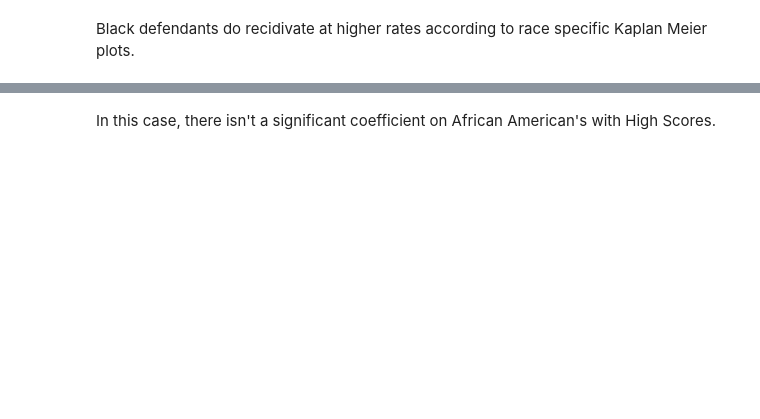
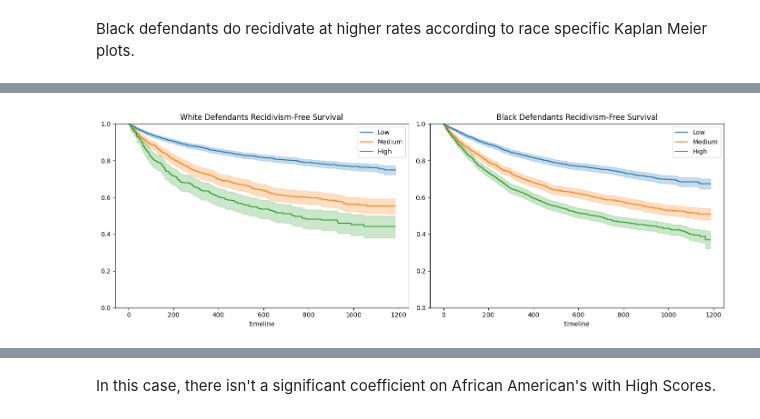
Before and after one commit to nswong1/INTD491COMPAS, a Jupyter notebook: EDA.ipynb, the cells around one changed output, grey strips where cells are left out. Cells and saved outputs as stored; diff of their text form; code cells hidden in the pictures; blank space fills up the shorter version.

```diff
--- a/EDA.ipynb
+++ b/EDA.ipynb
@@ -699,0 +866,34 @@ Compas's violent recidivism score has a slightly higher overall concordance scor
+# %%
+# Race-specific Kaplan-Meier curves (stratified by score_text: Low, Medium, High — matches R survfit(~ score_factor))
+# R uses counting-process (multiple rows per id); lifelines KM needs one row per subject — collapse to match R.
+def collapse_to_one_per_id(df):
+    out = df.groupby('id').agg({'end': 'max', 'event': 'max', 'score_text': 'first', 'race': 'first'}).reset_index()
+    out['score_factor'] = out['score_text']  # keep for downstream Cox cells
+    return out
+white_cx = collapse_to_one_per_id(cox_data[cox_data['race'] == 'Caucasian'])
+black_cx = collapse_to_one_per_id(cox_data[cox_data['race'] == 'African-American'])
+
+fig, (ax1, ax2) = plt.subplots(1, 2, figsize=(14, 5))
+
+for score_label in ['Low', 'Medium', 'High']:
+    w = white_cx[white_cx['score_text'] == score_label]
+    if len(w) > 0:
+        kmf = KaplanMeierFitter()
+        kmf.fit(durations=w['end'], event_observed=w['event'], label=score_label)
+        kmf.plot_survival_function(ax=ax1)
+    b = black_cx[black_cx['score_text'] == score_label]
+    if len(b) > 0:
+        kmf = KaplanMeierFitter()
+        kmf.fit(durations=b['end'], event_observed=b['event'], label=score_label)
+        kmf.plot_survival_function(ax=ax2)
+
+ax1.set_title('White Defendants Recidivism-Free Survival')
+ax1.set_ylim(0, 1)
+ax1.legend()
+ax2.set_title('Black Defendants Recidivism-Free Survival')
+ax2.set_ylim(0, 1)
+ax2.legend()
+plt.tight_layout()
+plt.show()
+# %% [output]
+[figure, added]
```
Also changed, not shown: parts of 84 cells of this notebook, 3 other files.
